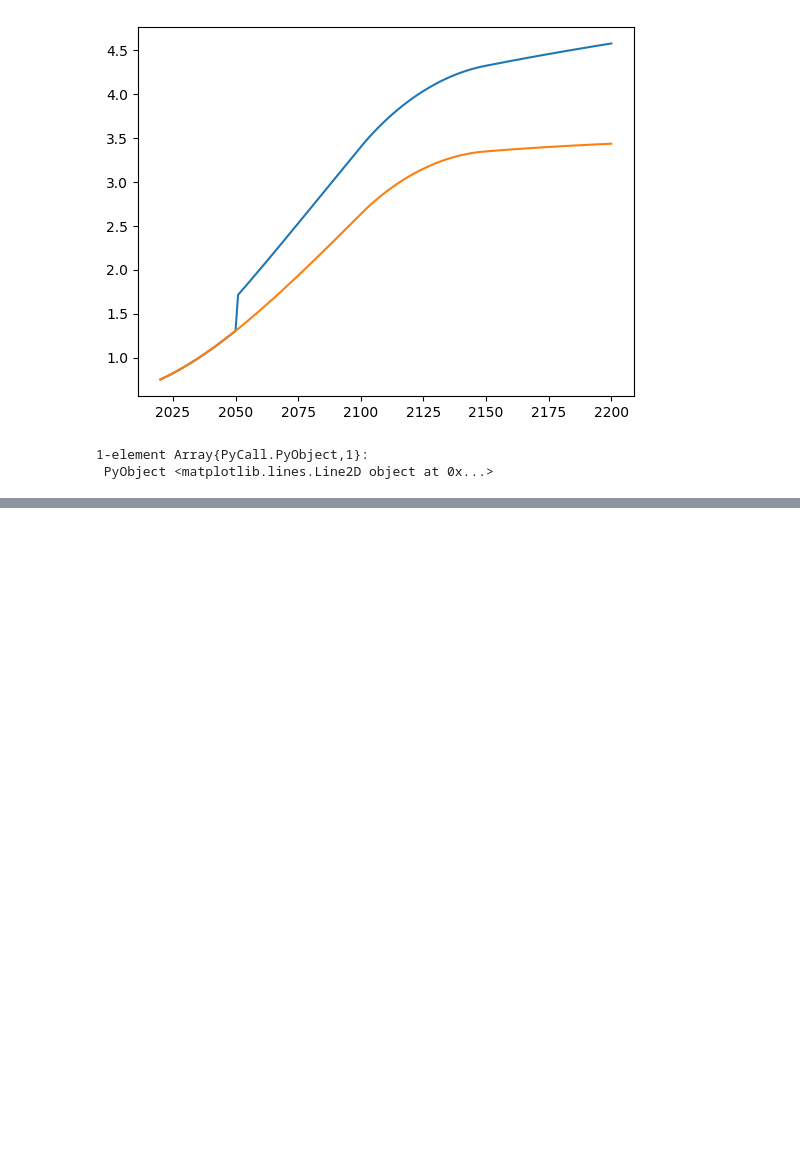
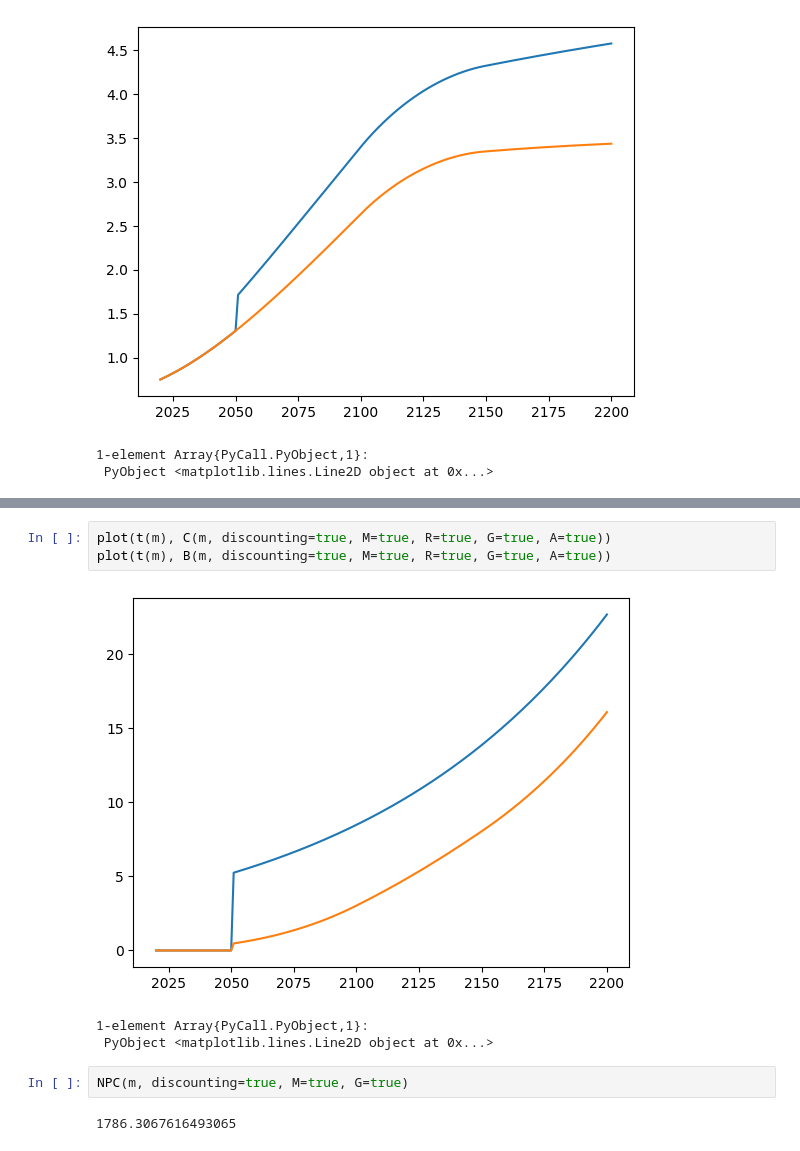
Before and after one commit to ClimateMARGO/ClimateMARGO.jl, a Jupyter notebook: work-in-progress/Test_structs.ipynb, the cells around one changed output, grey strips where cells are left out. Drawn from its saved outputs; the diff is of its cells as text; blank space fills up the shorter version.

```diff
--- a/work-in-progress/Test_structs.ipynb
+++ b/work-in-progress/Test_structs.ipynb
@@ -89,0 +94,11 @@ plot(t(m), T(m, M=true, R=true, G=true, A=true))
+# %%
+plot(t(m), C(m, discounting=true, M=true, R=true, G=true, A=true))
+plot(t(m), B(m, discounting=true, M=true, R=true, G=true, A=true))
+# %% [output]
+[figure, added]
+1-element Array{PyCall.PyObject,1}:
+ PyObject <matplotlib.lines.Line2D object at 0x...>
+# %%
+NPC(m, discounting=true, M=true, G=true)
+# %% [output]
+1786.3067616493065
```
Also changed, not shown: parts of 3 cells of this notebook, 5 other files.
